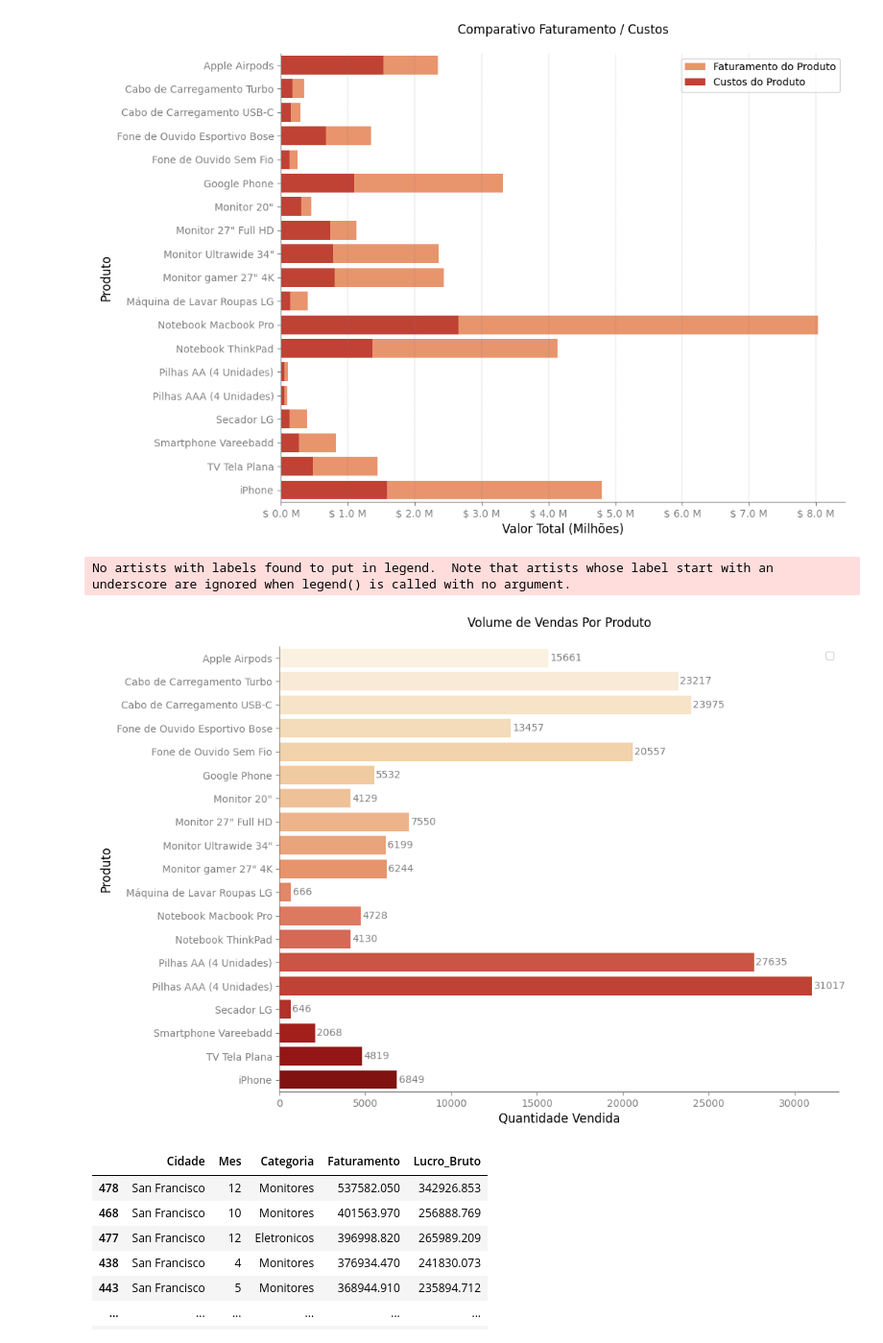
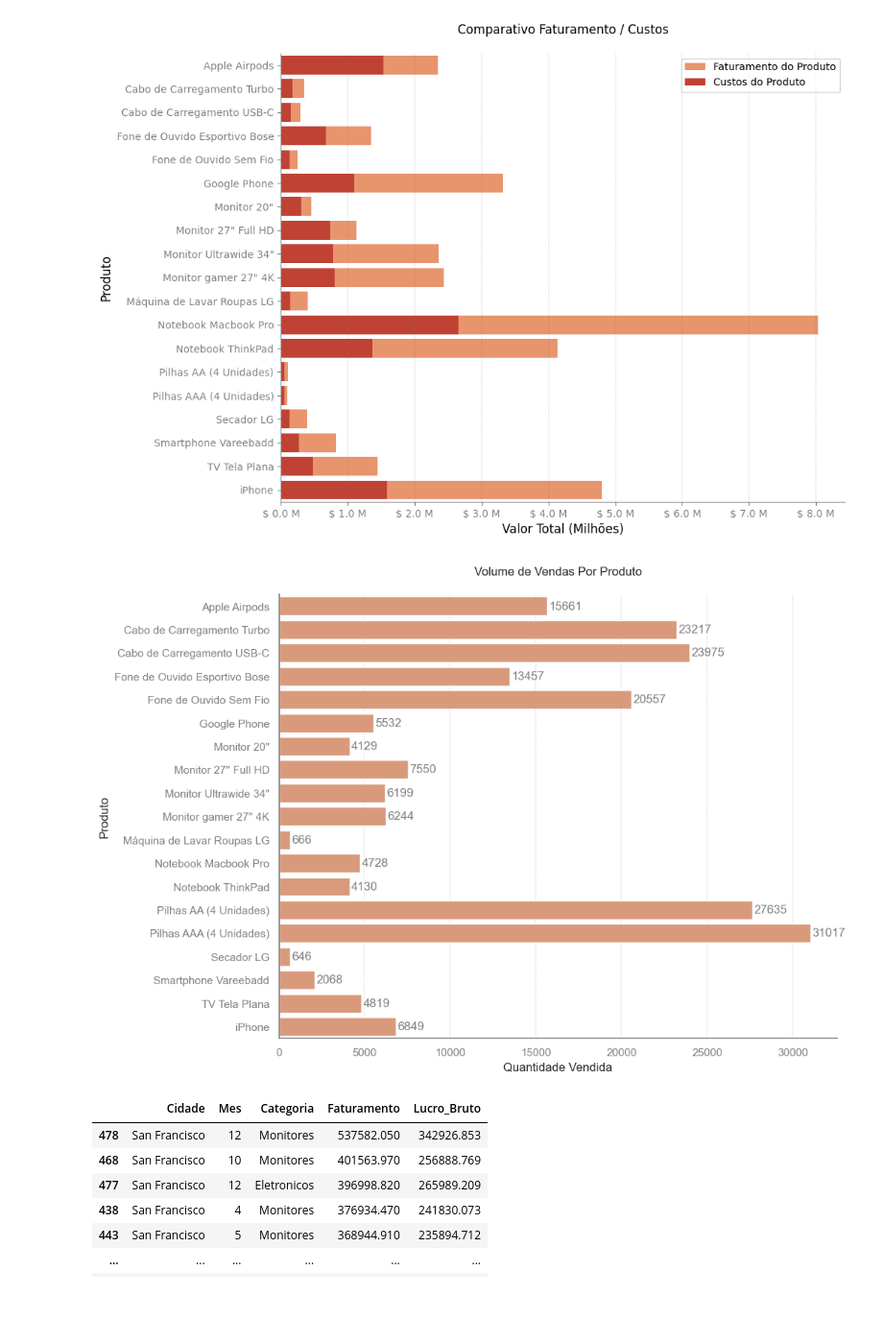
Before and after one commit to alyssonmontovanelli/analise_Previsao_Vendas_varejo, a Jupyter notebook: EDA/02_Analise_Exploratoria.ipynb, the cells around one changed output. Shown at 96% size. Cells and saved outputs as stored; diff of their text form; code cells hidden in the pictures; blank space fills up the shorter version.

```diff
--- a/EDA/02_Analise_Exploratoria.ipynb
+++ b/EDA/02_Analise_Exploratoria.ipynb
@@ -424,31 +532,31 @@ plt.show()
 [figure]
 # %%
 plt.figure(figsize=(10, 8))
-ax = sns.barplot(x='Quantidade_Comprada', y='Produto', data=panorama, palette='OrRd')
+ax = sns.barplot(x='Quantidade_Comprada', y='Produto', data=panorama, color='#E8946D')
 
 # Adicionando as quantidades ao lado direito do final de cada barra
 for i, v in enumerate(panorama['Quantidade_Comprada']):
     ax.text(v + 100, i, str(v), color='grey', va='center')
 
 # ax.grid(axis='x', linestyle='--', linewidth=0.2, color='grey')
 ax.spines['right'].set_visible(False)
 ax.spines['top'].set_visible(False)
 # Definir as outras duas bordas para cinza
 ax.spines['left'].set_color('grey')
 ax.spines['bottom'].set_color('grey')
 # Definir a cor dos ticks para cinza
 ax.tick_params(axis='x', colors='grey')
 ax.tick_params(axis='y', colors='grey')
+ax.grid(axis='x', linestyle='--', linewidth=0.2, color='grey')
+
 
 plt.xlabel('Quantidade Vendida', fontsize = 12)
 plt.ylabel('Produto', fontsize = 12)
 plt.title('Volume de Vendas Por Produto', y=1.03)
-plt.legend()
 
 plt.show()
 # %% [output]
-No artists with labels found to put in legend.  Note that artists whose label start with an underscore are ignored when legend() is called with no argument.
-[figure, old version]
+[figure, new version]
 # %%
 df_faturamento_por_produto = data.groupby(['Cidade', 'Mes', 'Categoria'])[['Faturamento',	'Lucro_Bruto']].sum().reset_index().sort_values(by='Faturamento', ascending= False)
 df_faturamento_por_produto
```
Also changed, not shown: parts of 4 cells of this notebook.
